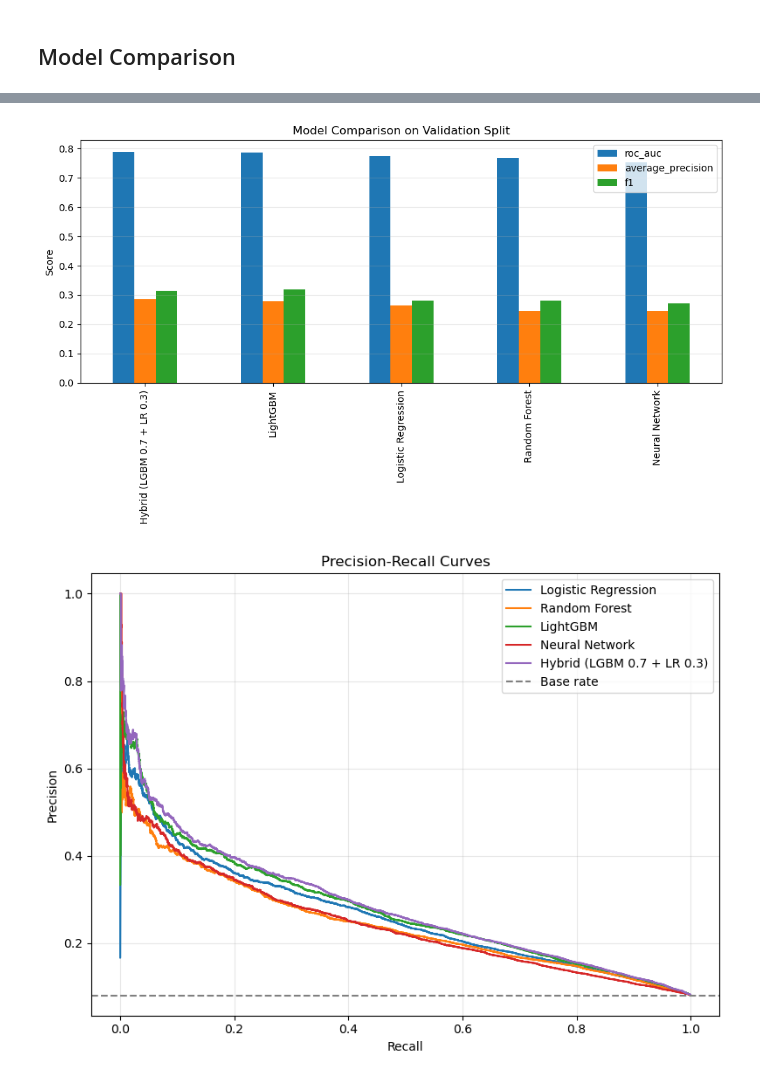
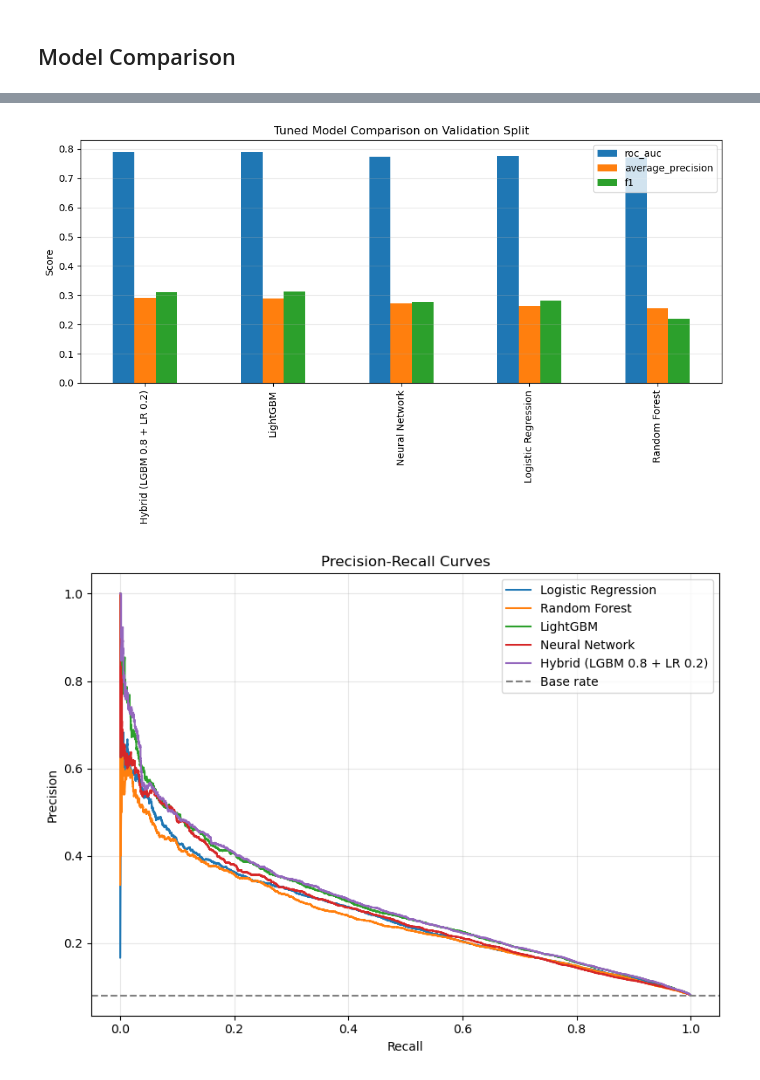
Before and after one commit to phisomni-edu/ds4400-credit-default, a Jupyter notebook: notebooks/04_model_training.ipynb, the cells around one changed output, grey strips where cells are left out. Saved outputs shown, nothing was run; the diff lists cells and outputs as text; code cells hidden in the pictures.

Commit message:
added hyperparameter tuning for models

```diff
--- a/notebooks/04_model_training.ipynb
+++ b/notebooks/04_model_training.ipynb
@@ -142,6 +144,24 @@ average_precision: 0.2775
 # %%
-mlp_model, mlp_results, mlp_history, y_val_mlp, mlp_probs = train_mlp_baseline()
+# Previous Neural Network grid search:
+# mlp_param_grid = {
+#     "hidden_dims": [(256, 128), (128, 64), (256, 64)],
+#     "dropout": [0.2, 0.3],
+#     "learning_rate": [0.001, 0.0005],
+#     "epochs": [15, 20],
+# }
 
+mlp_param_grid = {
+    "hidden_dims": [(128, 64)],
+    "dropout": [0.3],
+    "learning_rate": [0.0005],
+    "epochs": [15],
+}
+
+mlp_model, mlp_results, mlp_history, y_val_mlp, mlp_probs, mlp_tuning_results, best_mlp_params = tune_mlp_baseline(
+    param_grid=mlp_param_grid
+)
+
+print("Best Neural Network params:", best_mlp_params)
 print("Neural Network Results:")
 for metric, value in mlp_results.items():
     if metric != "model":
@@ -169,5 +190,5 @@ The hybrid model is the project's novel contribution. It blends Logistic Regress
 # %%
-hybrid_y_val = y_val_linear.reset_index(drop=True)
+hybrid_y_val = y_val_log_reg.reset_index(drop=True)
 if not hybrid_y_val.equals(y_val_lgbm.reset_index(drop=True)):
     raise ValueError("Validation labels do not align between Logistic Regression and LightGBM.")
 
@@ -176,7 +197,6 @@ for lgbm_weight in [0.50, 0.60, 0.70, 0.80, 0.90]:
     hybrid_probs_candidate = blend_probabilities(lgbm_probs, log_reg_probs, primary_weight=lgbm_weight)
     default_metrics = evaluate_predictions(hybrid_y_val, hybrid_probs_candidate)
     tuned_metrics = evaluate_with_best_f1_threshold(hybrid_y_val, hybrid_probs_candidate)
-
     hybrid_rows.append(
         {
             "lgbm_weight": lgbm_weight,
@@ -300,7 +332,7 @@ print(tables_dir / "hybrid_weight_sweep.csv")
 comparison_plot_df = results_df.set_index("model")[["roc_auc", "average_precision", "f1"]]
 
 ax = comparison_plot_df.plot(kind="bar", figsize=(10, 6))
-ax.set_title("Model Comparison on Validation Split")
+ax.set_title("Tuned Model Comparison on Validation Split")
 ax.set_ylabel("Score")
 ax.set_xlabel("")
 ax.grid(axis="y", alpha=0.3)
@@ -308,29 +340,29 @@ plt.tight_layout()
 plt.savefig(figures_dir / "model_comparison.png", dpi=200, bbox_inches="tight")
 plt.show()
 # %% [output]
-[figure, old version]
+[figure, new version]
 # %%
 curve_dfs = {
-    "Logistic Regression": build_precision_recall_curve_df(y_val_linear, log_reg_probs),
-    "Random Forest": build_precision_recall_curve_df(y_val_tree, rf_probs),
+    "Logistic Regression": build_precision_recall_curve_df(y_val_log_reg, log_reg_probs),
+    "Random Forest": build_precision_recall_curve_df(y_val_rf, rf_probs),
     "LightGBM": build_precision_recall_curve_df(y_val_lgbm, lgbm_probs),
     "Neural Network": build_precision_recall_curve_df(y_val_mlp, mlp_probs),
     hybrid_results["model"]: build_precision_recall_curve_df(hybrid_y_val, hybrid_probs),
 }
 
 plt.figure(figsize=(8, 6))
 for model_name, curve_df in curve_dfs.items():
     plt.plot(curve_df["recall"], curve_df["precision"], label=model_name)
 
 baseline_precision = y_val_lgbm.mean()
 plt.axhline(baseline_precision, linestyle="--", color="gray", label="Base rate")
 plt.xlabel("Recall")
 plt.ylabel("Precision")
 plt.title("Precision-Recall Curves")
 plt.legend()
 plt.grid(alpha=0.3)
 plt.tight_layout()
 plt.savefig(figures_dir / "precision_recall_curves.png", dpi=200, bbox_inches="tight")
 plt.show()
 # %% [output]
-[figure, old version]
+[figure, new version]
```
Also changed, not shown: parts of 17 cells of this notebook, 3 other files.
